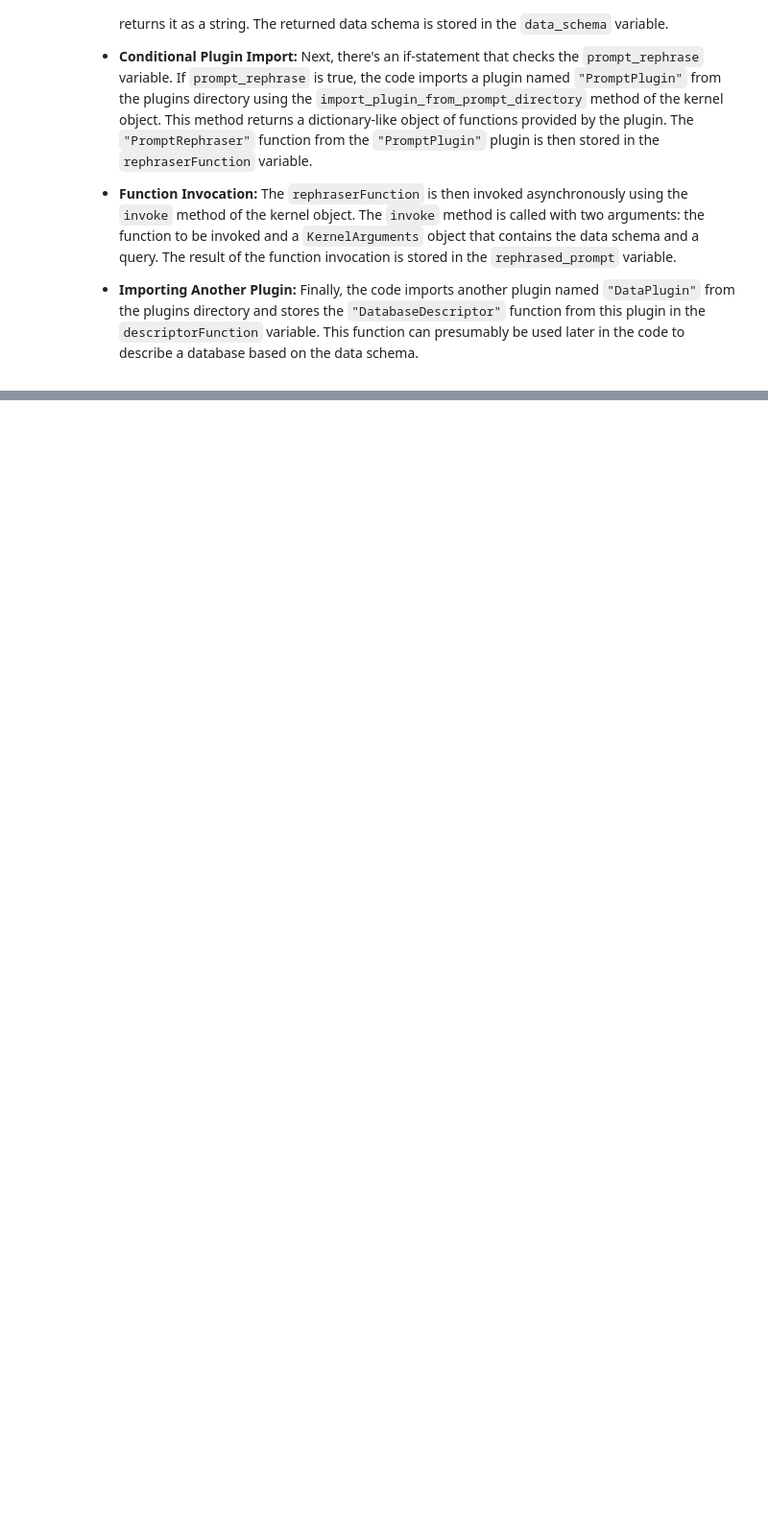
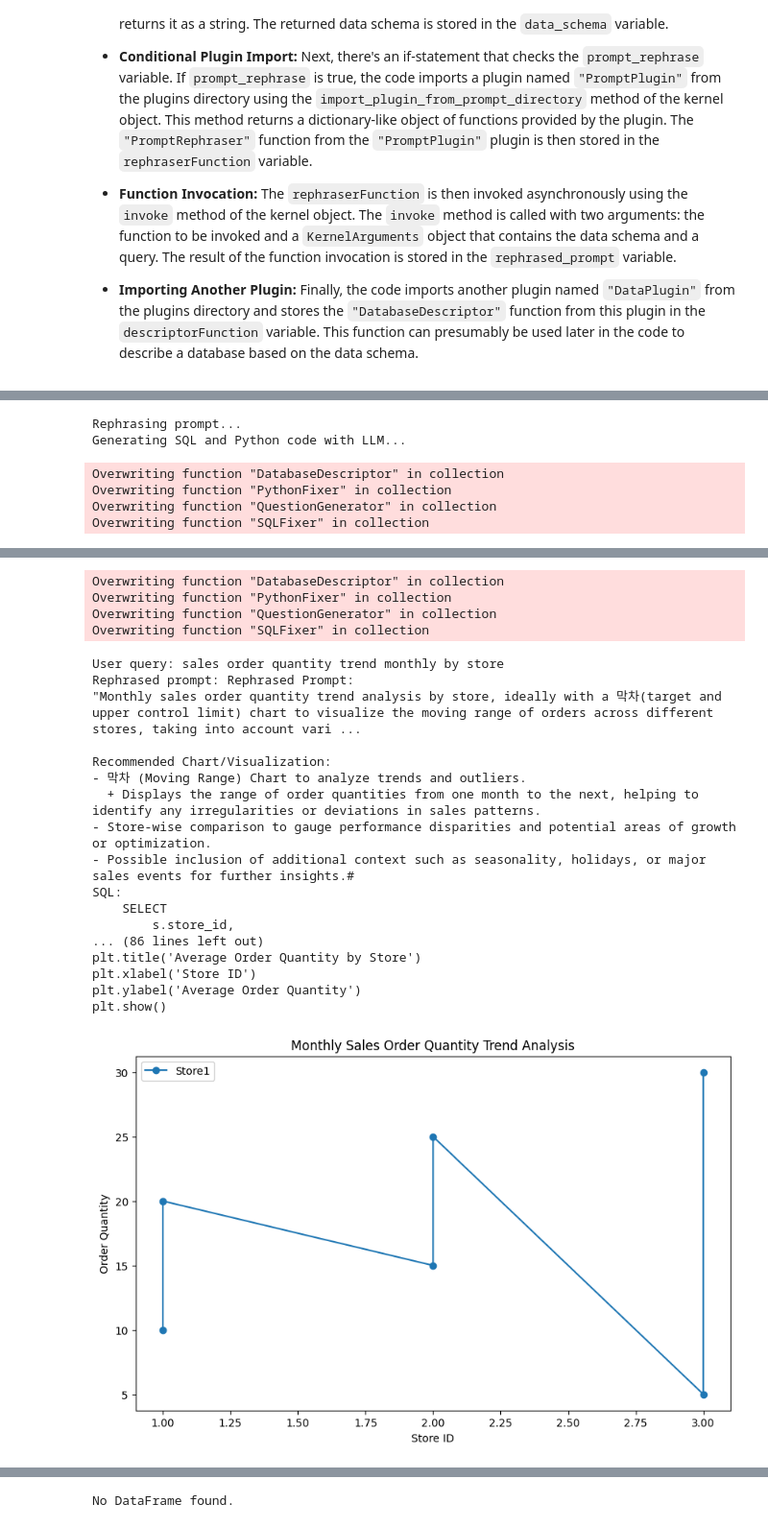
Before and after one commit to baykalucar/SemanticQueries, a Jupyter notebook: demo.ipynb, the cells around one changed output, grey strips where cells are left out. Shown: that part at 96% size. Drawn from its saved outputs; the diff is of its cells as text; code cells hidden in the pictures; blank space fills up the shorter version.

```diff
--- a/demo.ipynb
+++ b/demo.ipynb
@@ -42,2 +106,9 @@ await PromptToQueryResult(prompt_rephrase=True, debug=True ,selected_service=Ser
 # %%
-await PromptToQueryResult(prompt_rephrase=True, debug=False ,selected_service=Service.HuggingFace, model_name="Llama318BInstruct", model_mode="chat")
+await PromptToQueryResult(prompt_rephrase=True, debug=True ,selected_service=Service.HuggingFace, model_name="Llama318BInstruct", model_mode="chat")
+# %% [output]
+Rephrasing prompt...
+Generating SQL and Python code with LLM...
+Overwriting function "DatabaseDescriptor" in collection
+Overwriting function "PythonFixer" in collection
+Overwriting function "QuestionGenerator" in collection
+Overwriting function "SQLFixer" in collection
@@ -43,0 +132,22 @@ await PromptToQueryResult(prompt_rephrase=True, debug=False ,selected_service=Se
+Overwriting function "DatabaseDescriptor" in collection
+Overwriting function "PythonFixer" in collection
+Overwriting function "QuestionGenerator" in collection
+Overwriting function "SQLFixer" in collection
+User query: sales order quantity trend monthly by store
+Rephrased prompt: Rephrased Prompt:
+"Monthly sales order quantity trend analysis by store, ideally with a 막차(target and upper control limit) chart to visualize the moving range of orders across different stores, taking into account vari ...
+
+Recommended Chart/Visualization:
+- 막차 (Moving Range) Chart to analyze trends and outliers.
+  + Displays the range of order quantities from one month to the next, helping to identify any irregularities or deviations in sales patterns.
+- Store-wise comparison to gauge performance disparities and potential areas of growth or optimization.
+- Possible inclusion of additional context such as seasonality, holidays, or major sales events for further insights.#
+SQL:
+    SELECT
+        s.store_id,
+... (86 lines left out)
+plt.title('Average Order Quantity by Store')
+plt.xlabel('Store ID')
+plt.ylabel('Average Order Quantity')
+plt.show()
+[figure, added]
@@ -44,2 +156,3 @@ await PromptToQueryResult(prompt_rephrase=True, debug=False ,selected_service=Se
+No DataFrame found.
 # %%
 await PromptToQueryResult(prompt_rephrase=True, debug=True ,selected_service=Service.HuggingFace, model_name="mistralaiMixtral8xbInstruct01", model_mode="chat")
```
Also changed, not shown: parts of 5 cells of this notebook, 11 other files.
